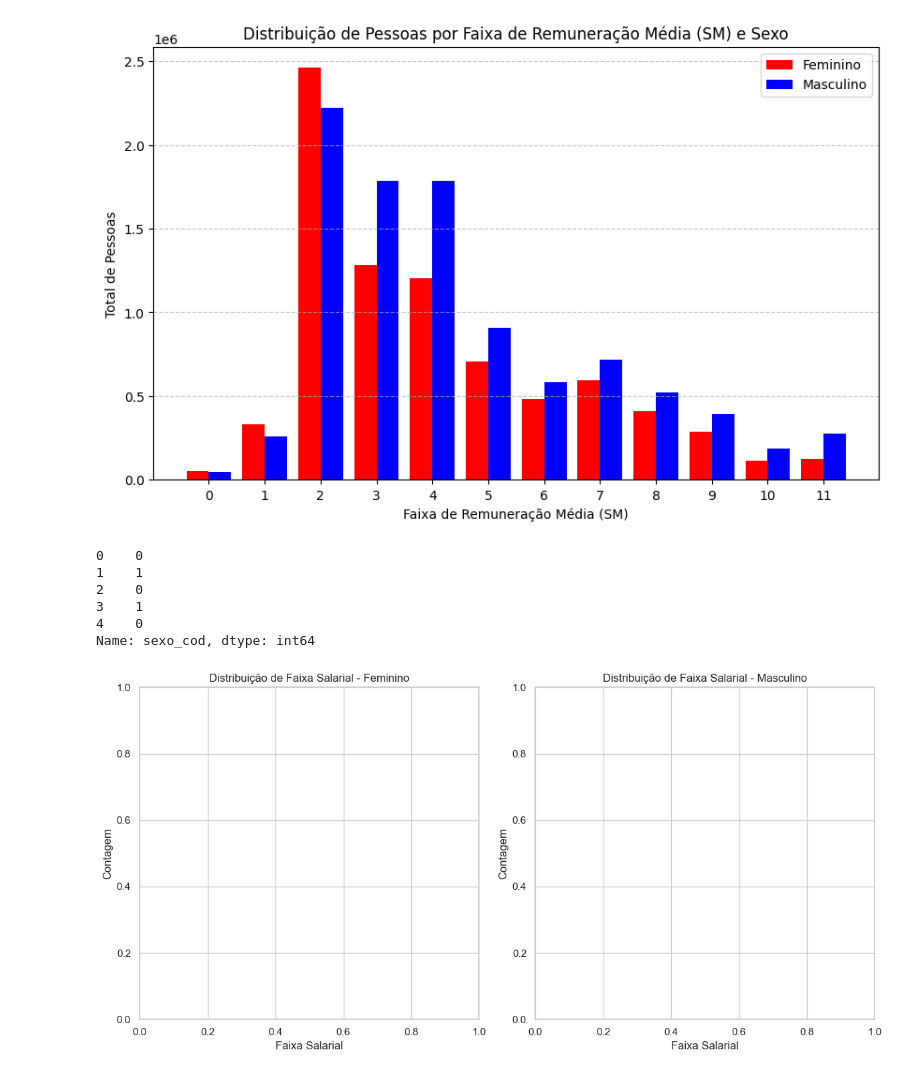
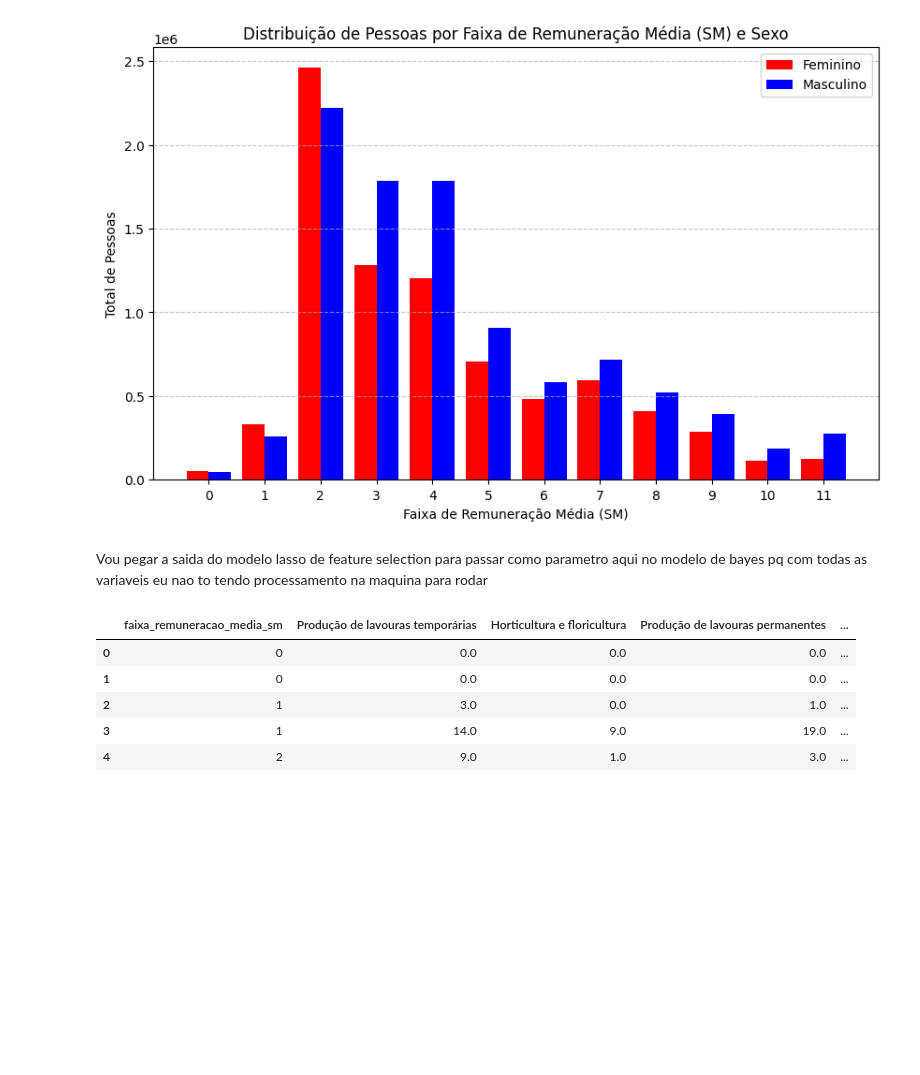
Before and after one commit to luisabolsonisousa/rais_ingestion, a Jupyter notebook: rais_dados/bayes/first_bayes.ipynb, the cells around one changed output. Drawn from its saved outputs; the diff is of its cells as text; code cells hidden in the pictures; blank space fills up the shorter version.

Commit message:
testando primeiros modelos

```diff
--- a/rais_dados/bayes/first_bayes.ipynb
+++ b/rais_dados/bayes/first_bayes.ipynb
@@ -83,50 +86,14 @@ plt.grid(axis='y', linestyle='--', alpha=0.7)
 plt.show()
 # %% [output]
 [figure]
-# %%
-
-# Selecionando a variável dependente (Y) e independente (X)
-X = df.drop('faixa_remuneracao_media_sm', axis=1)
-y = df['faixa_remuneracao_media_sm']
-
-
-# Dividindo o conjunto de dados em treinamento e teste (80% treinamento, 20% teste)
-X_train, X_test, y_train, y_test = train_test_split(X, y, test_size=0.2, random_state=42)
-
-# Se precisar de um conjunto de validação, divida novamente os dados de treinamento (aqui, 75% treinamento, 25% validação)
-X_train, X_val, y_train, y_val = train_test_split(X_train, y_train, test_size=0.25, random_state=42)  # 0.25 x 0.8 = 0.2
-# %% [output]
-0    0
-1    1
-2    0
-3    1
-4    0
-Name: sexo_cod, dtype: int64
-# %%
-import matplotlib.pyplot as plt
-import seaborn as sns
-
-# Definindo o estilo do gráfico
-sns.set(style="whitegrid")
-
-# Criando os gráficos para cada sexo
-plt.figure(figsize=(12, 6))
-
-# Gráfico para o sexo Feminino (F)
-plt.subplot(1, 2, 1)
-sns.countplot(x='faixa_remuneracao_media_sm', data=df[df['sexo'] == 0], palette='cool')
-plt.title('Distribuição de Faixa Salarial - Feminino')
-plt.xlabel('Faixa Salarial')
-plt.ylabel('Contagem')
-
-# Gráfico para o sexo Masculino (M)
-plt.subplot(1, 2, 2)
-sns.countplot(x='faixa_remuneracao_media_sm', data=df[df['sexo'] == 1], palette='autumn')
-plt.title('Distribuição de Faixa Salarial - Masculino')
-plt.xlabel('Faixa Salarial')
-plt.ylabel('Contagem')
-
-plt.tight_layout()
-plt.show()
-# %% [output]
-[figure, removed]
+# %% [markdown]
+Vou pegar a saida do modelo lasso de feature selection para passar como parametro aqui no modelo de bayes pq com todas as variaveis eu nao to tendo processamento na maquina para rodar
+# %%
+df.head()
+# %% [output]
+|  | faixa_remuneracao_media_sm | Produção de lavouras temporárias | Horticultura e floricultura | Produção de lavouras permanentes | ... |
+| 0 | 0 | 0.0 | 0.0 | 0.0 | ... |
+| 1 | 0 | 0.0 | 0.0 | 0.0 | ... |
+| 2 | 1 | 3.0 | 0.0 | 1.0 | ... |
+| 3 | 1 | 14.0 | 9.0 | 19.0 | ... |
+| 4 | 2 | 9.0 | 1.0 | 3.0 | ... |
```
Also changed, not shown: parts of 8 cells of this notebook, 41 other files.
